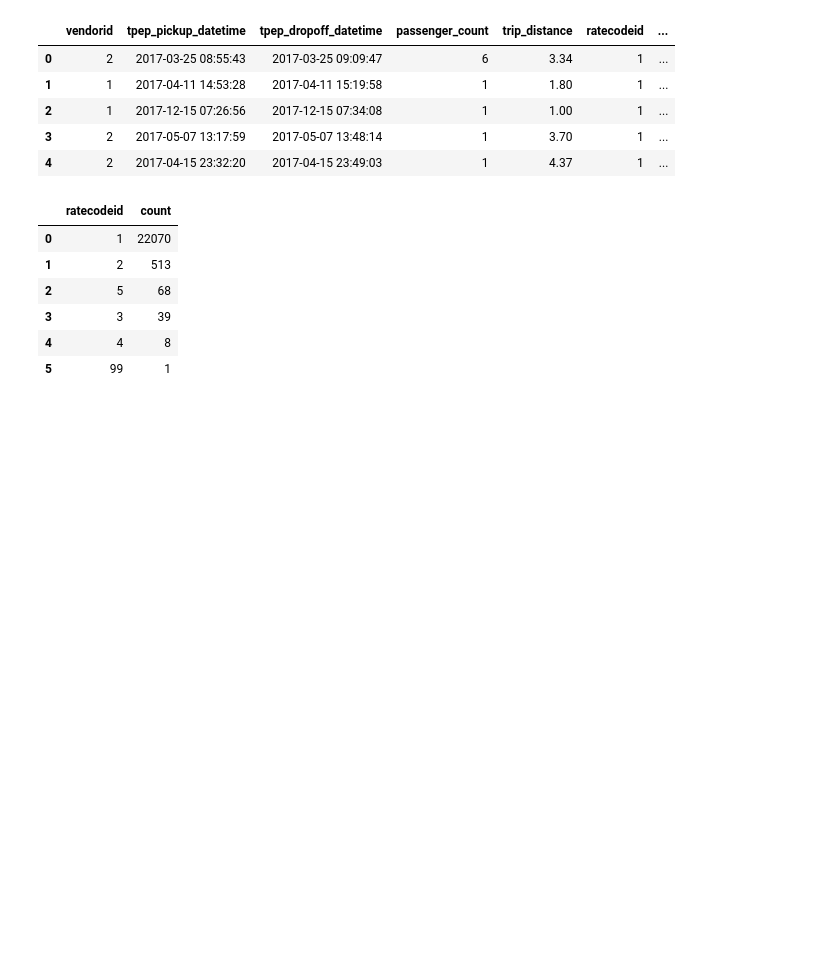
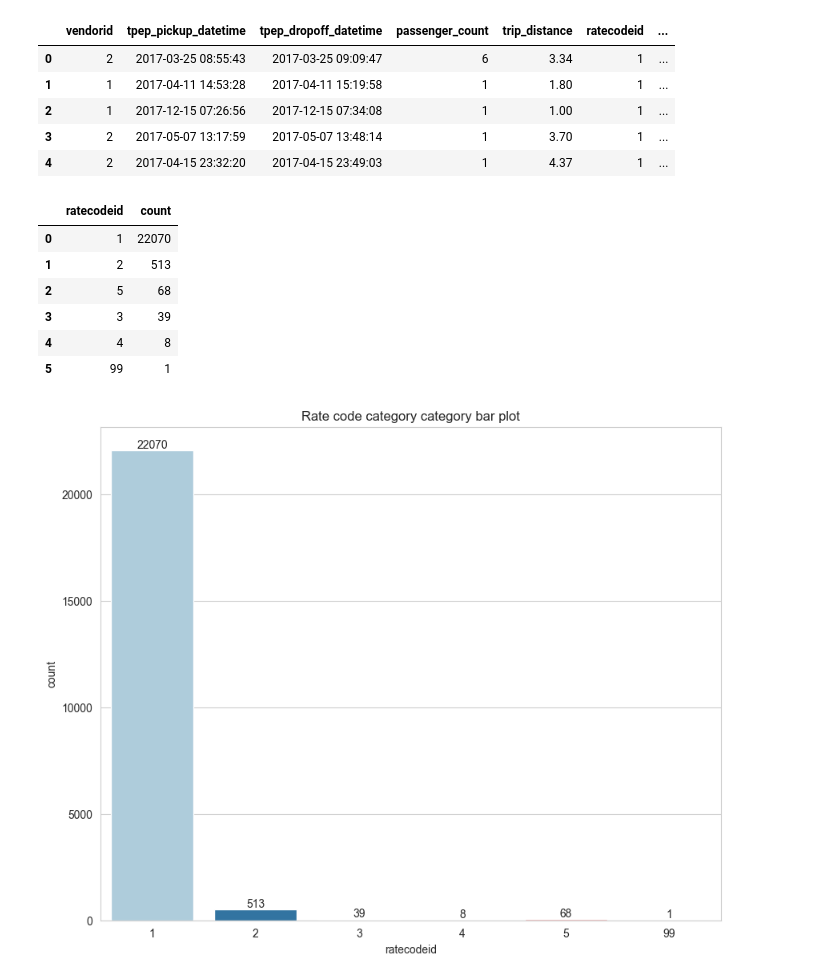
Before and after one commit to BishalJung7377/2017_yello_taxi_google_data_analytics, a Jupyter notebook: ny_taxi_data.ipynb, the cells around one changed output. Saved outputs shown, nothing was run; the diff lists cells and outputs as text; code cells hidden in the pictures; blank space fills up the shorter version.

Commit message:
rate coded eda added

```diff
--- a/ny_taxi_data.ipynb
+++ b/ny_taxi_data.ipynb
@@ -376,3 +376,13 @@ rate_code_id
 | 3 | 3 | 39 |
 | 4 | 4 | 8 |
 | 5 | 99 | 1 |
+# %%
+
+plt.figure(figsize=(10,8))
+distance_cat = sns.barplot(data=rate_code_id, x='ratecodeid', y="count", palette="Paired")
+for container in distance_cat.containers:
+    distance_cat.bar_label(container)
+plt.title("Rate code category category bar plot")
+plt.show()
+# %% [output]
+[figure, added]
```
